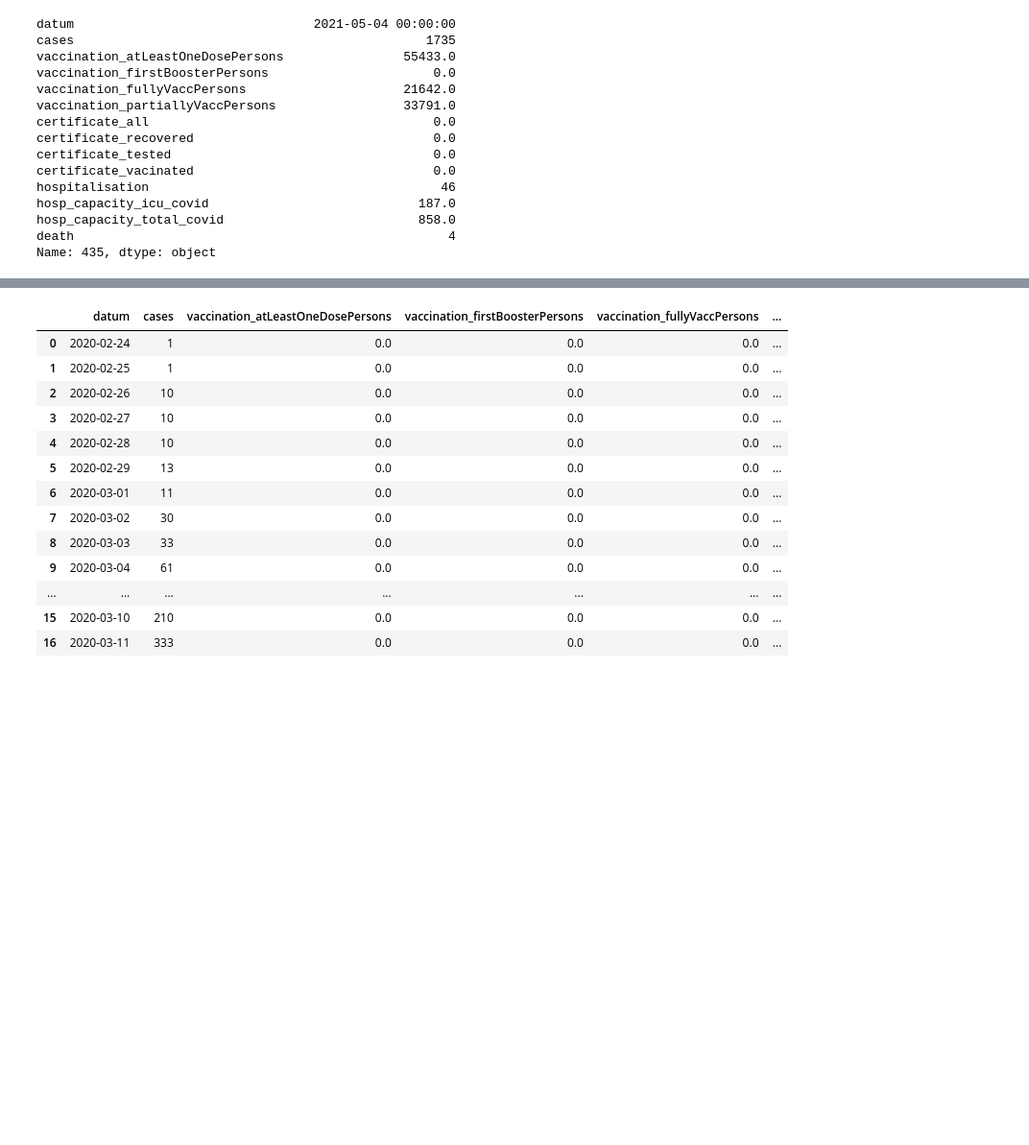
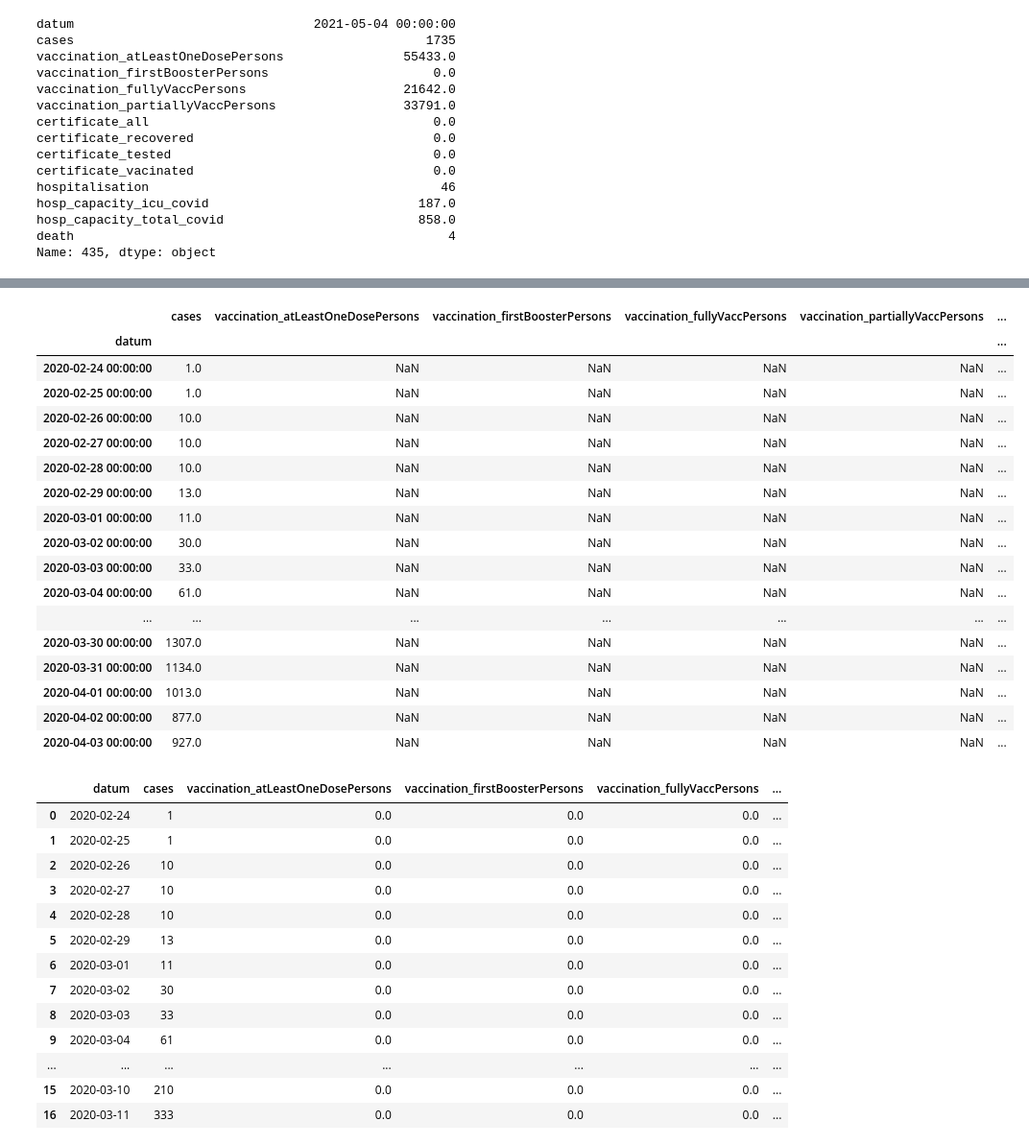
Before and after one commit to maggi71/ml-corona, a Jupyter notebook: preprocessing/data_analysis.ipynb, the cells around one changed output, grey strips where cells are left out. Shown: that part at 96% size. Saved outputs shown, nothing was run; the diff lists cells and outputs as text; code cells hidden in the pictures; blank space fills up the shorter version.

```diff
--- a/preprocessing/data_analysis.ipynb
+++ b/preprocessing/data_analysis.ipynb
@@ -341,6 +340,6 @@ hosp_capacity_icu_covid                            187.0
 hosp_capacity_total_covid                          858.0
 death                                                  4
 Name: 435, dtype: object
-# %%
-# TODO
-df['hosp_capacity_icu_covid'] = df['hosp_capacity_icu_covid'].interpolate(method='backfill')
+# %%
+# To use interpolation the DataFrame needs a DatetimeIndex
+df.set_index('datum', inplace=True)
@@ -346,0 +354,3 @@ df['hosp_capacity_icu_covid'] = df['hosp_capacity_icu_covid'].interpolate(method
+# %%
+# Also on the first day of a COVID-19 case, it is unlikely to have a COVID-19 patient already in hospital
+df.iloc[0, 11] = 0
@@ -347,3 +367,26 @@ df['hosp_capacity_icu_covid'] = df['hosp_capacity_icu_covid'].interpolate(method
+# %%
+df['hosp_capacity_total_covid'] = df['hosp_capacity_total_covid'].interpolate(method='linear')
+# %%
+df.head(n=40)
+# %% [output]
+|  | cases | vaccination_atLeastOneDosePersons | vaccination_firstBoosterPersons | vaccination_fullyVaccPersons | vaccination_partiallyVaccPersons | ... |
+| datum |  |  |  |  |  | ... |
+| 2020-02-24 00:00:00 | 1.0 | NaN | NaN | NaN | NaN | ... |
+| 2020-02-25 00:00:00 | 1.0 | NaN | NaN | NaN | NaN | ... |
+| 2020-02-26 00:00:00 | 10.0 | NaN | NaN | NaN | NaN | ... |
+| 2020-02-27 00:00:00 | 10.0 | NaN | NaN | NaN | NaN | ... |
+| 2020-02-28 00:00:00 | 10.0 | NaN | NaN | NaN | NaN | ... |
+| 2020-02-29 00:00:00 | 13.0 | NaN | NaN | NaN | NaN | ... |
+| 2020-03-01 00:00:00 | 11.0 | NaN | NaN | NaN | NaN | ... |
+| 2020-03-02 00:00:00 | 30.0 | NaN | NaN | NaN | NaN | ... |
+| 2020-03-03 00:00:00 | 33.0 | NaN | NaN | NaN | NaN | ... |
+| 2020-03-04 00:00:00 | 61.0 | NaN | NaN | NaN | NaN | ... |
+| ... | ... | ... | ... | ... | ... | ... |
+| 2020-03-30 00:00:00 | 1307.0 | NaN | NaN | NaN | NaN | ... |
+| 2020-03-31 00:00:00 | 1134.0 | NaN | NaN | NaN | NaN | ... |
+| 2020-04-01 00:00:00 | 1013.0 | NaN | NaN | NaN | NaN | ... |
+| 2020-04-02 00:00:00 | 877.0 | NaN | NaN | NaN | NaN | ... |
+| 2020-04-03 00:00:00 | 927.0 | NaN | NaN | NaN | NaN | ... |
 # %%
 df.head(n=20)
 # %% [output]
```
Also changed, not shown: parts of 7 cells of this notebook, 1 other file.
